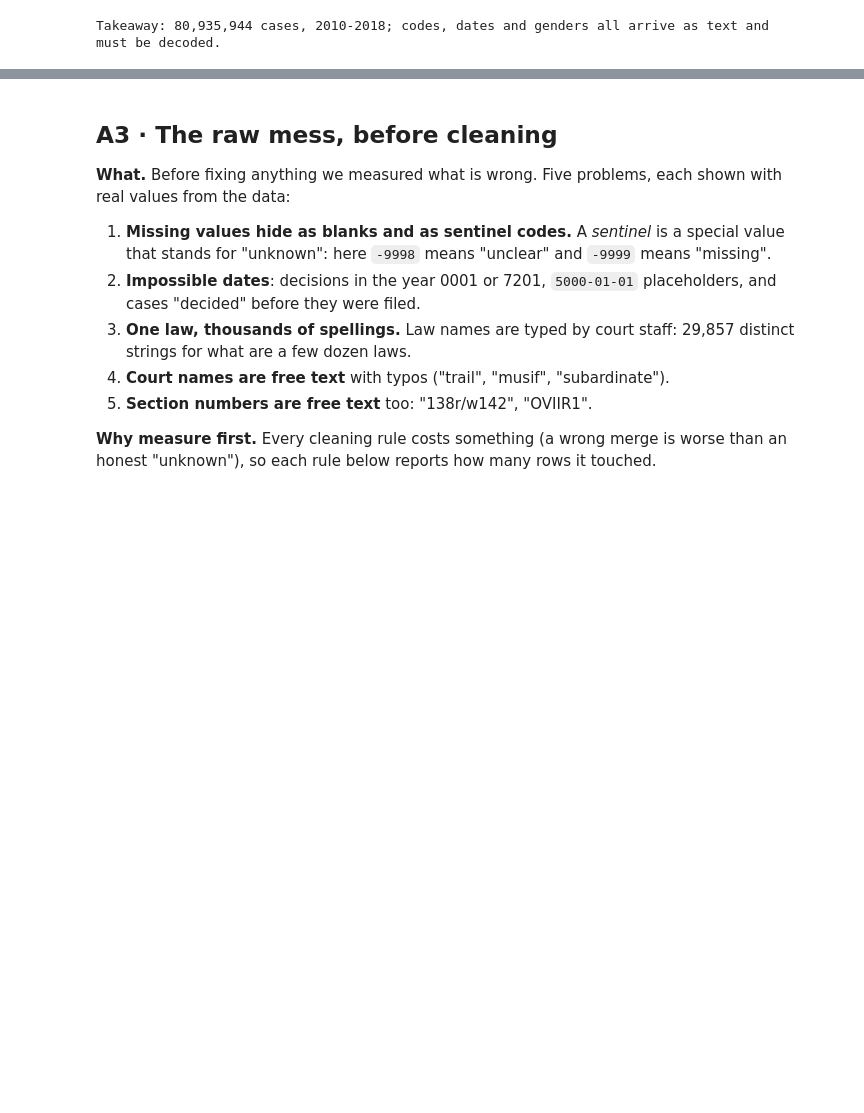
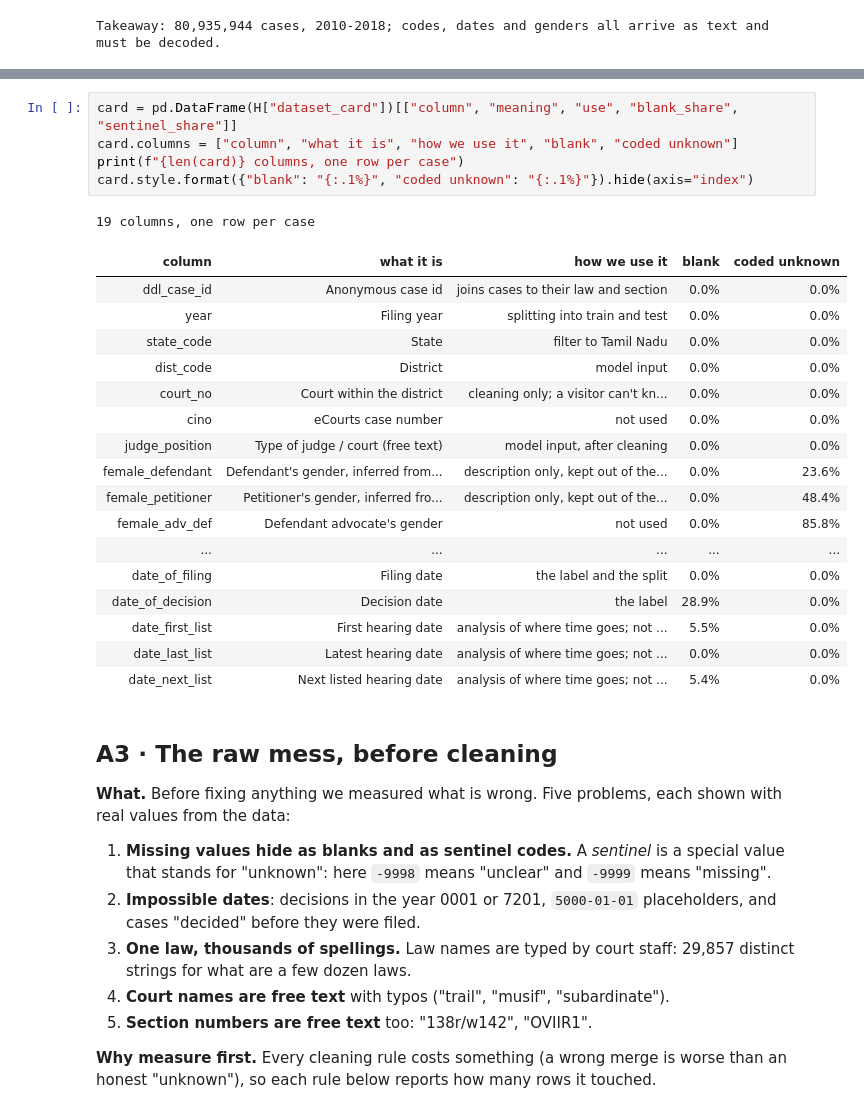
Before and after one commit to YashvanthSankar/idse-course-project, a Jupyter notebook: game/web/public/pipeline/00_full_pipeline.ipynb, the cells around one changed output, grey strips where cells are left out. Cells and saved outputs as stored; diff of their text form; blank space fills up the shorter version.

```diff
--- a/game/web/public/pipeline/00_full_pipeline.ipynb
+++ b/game/web/public/pipeline/00_full_pipeline.ipynb
@@ -162,3 +182,27 @@ Takeaway: 80,935,944 cases, 2010-2018; codes, dates and genders all arrive as te
+# %%
+card = pd.DataFrame(H["dataset_card"])[["column", "meaning", "use", "blank_share", "sentinel_share"]]
+card.columns = ["column", "what it is", "how we use it", "blank", "coded unknown"]
+print(f"{len(card)} columns, one row per case")
+card.style.format({"blank": "{:.1%}", "coded unknown": "{:.1%}"}).hide(axis="index")
+# %% [output]
+19 columns, one row per case
+| column | what it is | how we use it | blank | coded unknown |
+| ddl_case_id | Anonymous case id | joins cases to their law and section | 0.0% | 0.0% |
+| year | Filing year | splitting into train and test | 0.0% | 0.0% |
+| state_code | State | filter to Tamil Nadu | 0.0% | 0.0% |
+| dist_code | District | model input | 0.0% | 0.0% |
+| court_no | Court within the district | cleaning only; a visitor can't kn... | 0.0% | 0.0% |
+| cino | eCourts case number | not used | 0.0% | 0.0% |
+| judge_position | Type of judge / court (free text) | model input, after cleaning | 0.0% | 0.0% |
+| female_defendant | Defendant's gender, inferred from... | description only, kept out of the... | 0.0% | 23.6% |
+| female_petitioner | Petitioner's gender, inferred fro... | description only, kept out of the... | 0.0% | 48.4% |
+| female_adv_def | Defendant advocate's gender | not used | 0.0% | 85.8% |
+| ... | ... | ... | ... | ... |
+| date_of_filing | Filing date | the label and the split | 0.0% | 0.0% |
+| date_of_decision | Decision date | the label | 28.9% | 0.0% |
+| date_first_list | First hearing date | analysis of where time goes; not ... | 5.5% | 0.0% |
+| date_last_list | Latest hearing date | analysis of where time goes; not ... | 0.0% | 0.0% |
+| date_next_list | Next listed hearing date | analysis of where time goes; not ... | 5.4% | 0.0% |
 # %% [markdown]
 ## A3 · The raw mess, before cleaning
 
```
Also changed, not shown: parts of 19 cells of this notebook, 38 other files.
